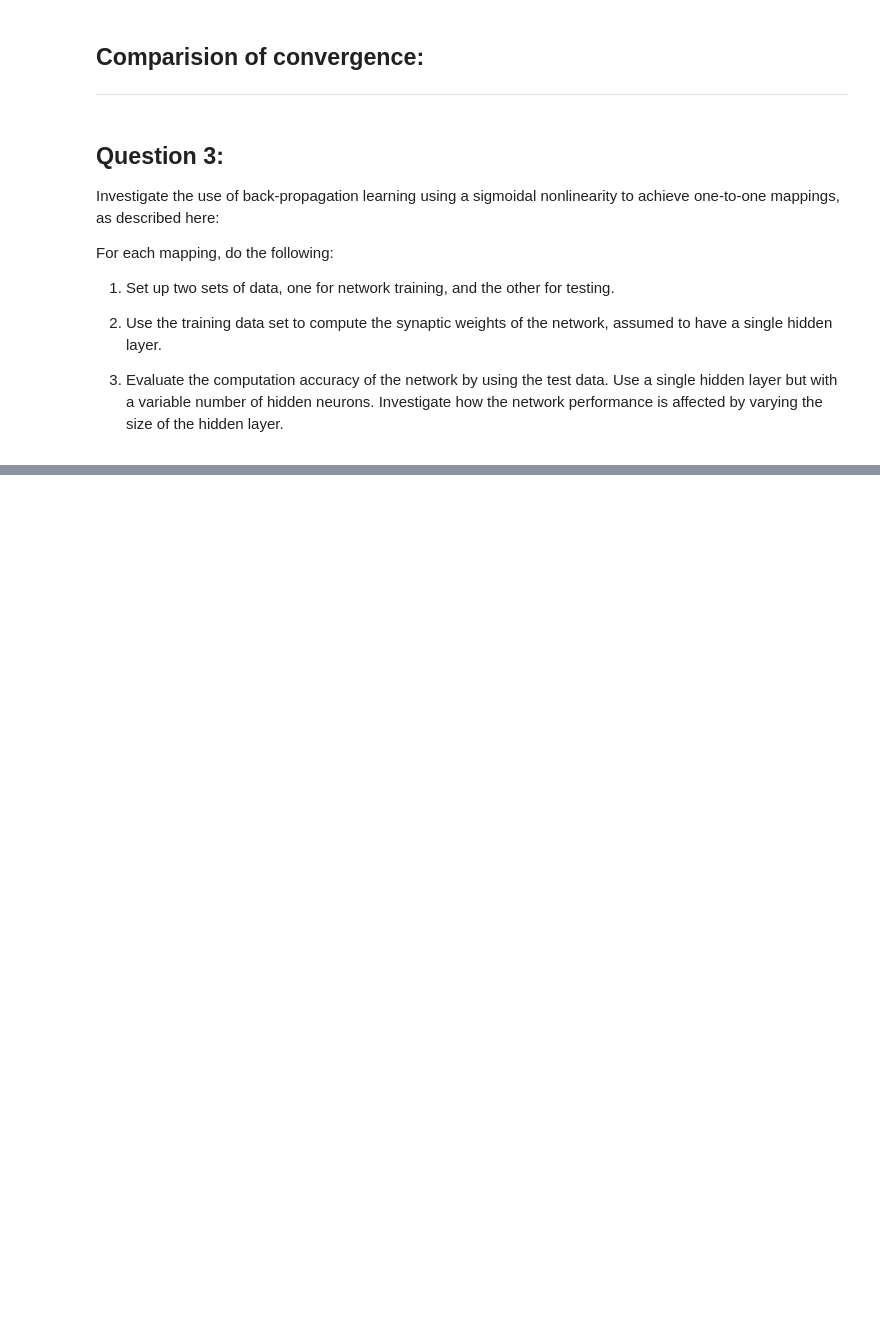
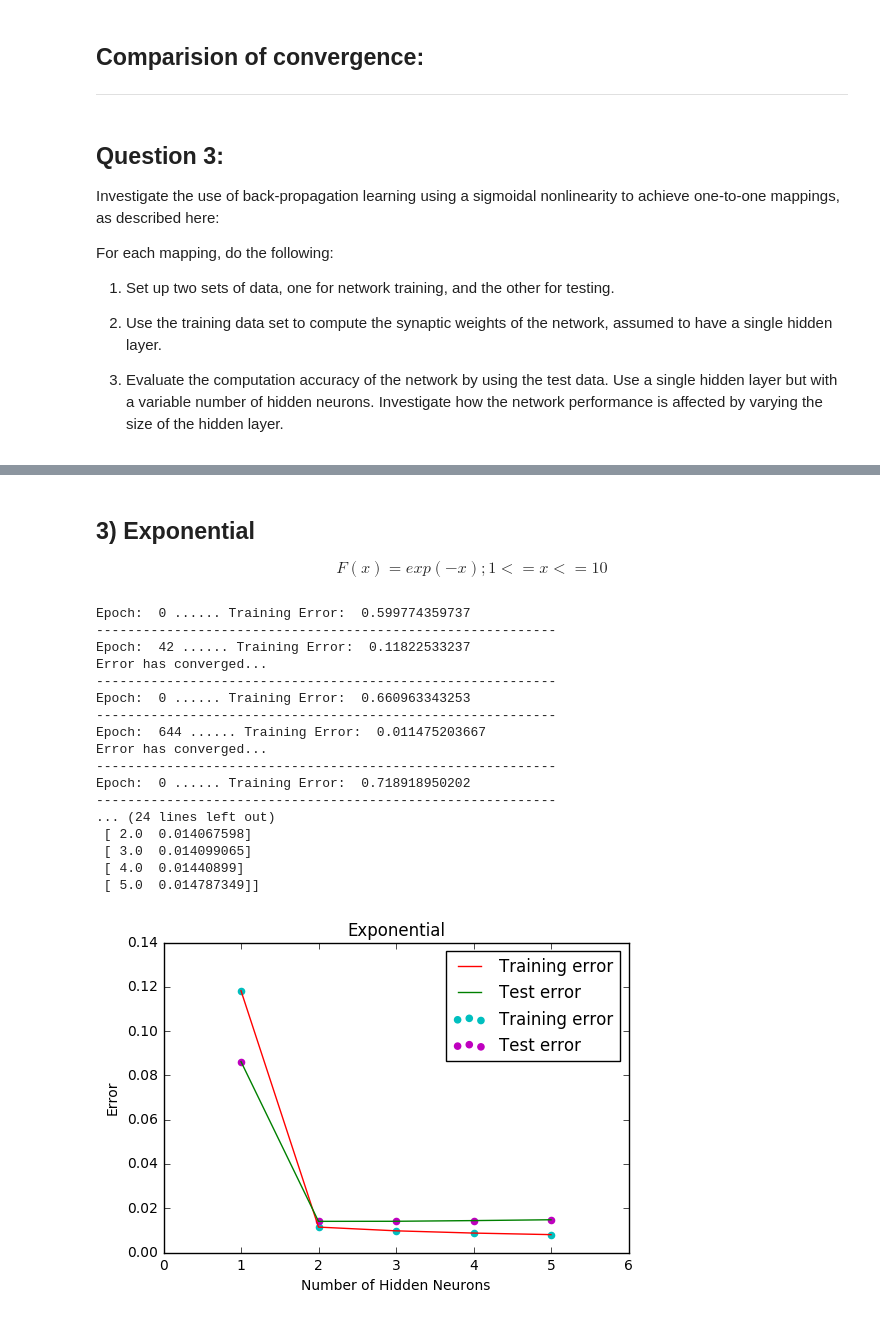
Before and after one commit to debaraj-barua/neural-networks-ws17, a Jupyter notebook: Assignment06/NN_DebarajBarua_NareshKumarGurulingan_131117/NN_DebarajBarua_NareshKumarGurulingan_131117_src/NN_DebarajBarua_NareshKumarGurulingan_131117.ipynb, the cells around one changed output, grey strips where cells are left out. Drawn from its saved outputs; the diff is of its cells as text; code cells hidden in the pictures; blank space fills up the shorter version.

```diff
--- a/Assignment06/NN_DebarajBarua_NareshKumarGurulingan_131117/NN_DebarajBarua_NareshKumarGurulingan_131117_src/NN_DebarajBarua_NareshKumarGurulingan_131117.ipynb
+++ b/Assignment06/NN_DebarajBarua_NareshKumarGurulingan_131117/NN_DebarajBarua_NareshKumarGurulingan_131117_src/NN_DebarajBarua_NareshKumarGurulingan_131117.ipynb
@@ -248,0 +316,28 @@ Max epochs reached...
+# %% [markdown]
+## 3) Exponential
+$$F(x) = exp(-x); 1<= x <=10$$
+# %%
+exp_x = np.arange(1, 11, dtype= np.float32).reshape(-1, 1)
+exp_y = np.exp(-exp_x)
+train_error_e, test_error_e = obtain_performance(
+    exp_x, exp_y, hidden_neurons, normalizer= 10)
+plot_results(hidden_neurons, train_error_e, test_error_e, 'Exponential')
+# %% [output]
+Epoch:  0 ...... Training Error:  0.599774359737
+-----------------------------------------------------------
+Epoch:  42 ...... Training Error:  0.11822533237
+Error has converged...
+-----------------------------------------------------------
+Epoch:  0 ...... Training Error:  0.660963343253
+-----------------------------------------------------------
+Epoch:  644 ...... Training Error:  0.011475203667
+Error has converged...
+-----------------------------------------------------------
+Epoch:  0 ...... Training Error:  0.718918950202
+-----------------------------------------------------------
+... (24 lines left out)
+ [ 2.0  0.014067598]
+ [ 3.0  0.014099065]
+ [ 4.0  0.01440899]
+ [ 5.0  0.014787349]]
+[figure, added]
```
Also changed, not shown: parts of 18 cells of this notebook.
